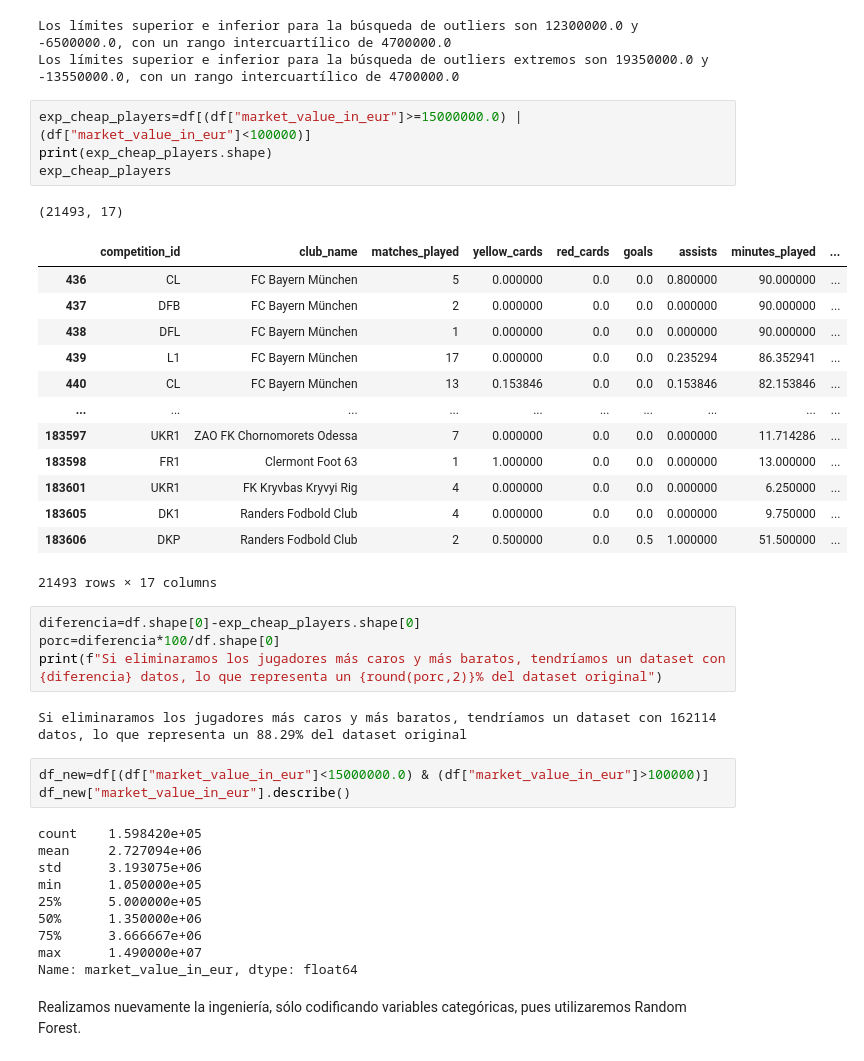
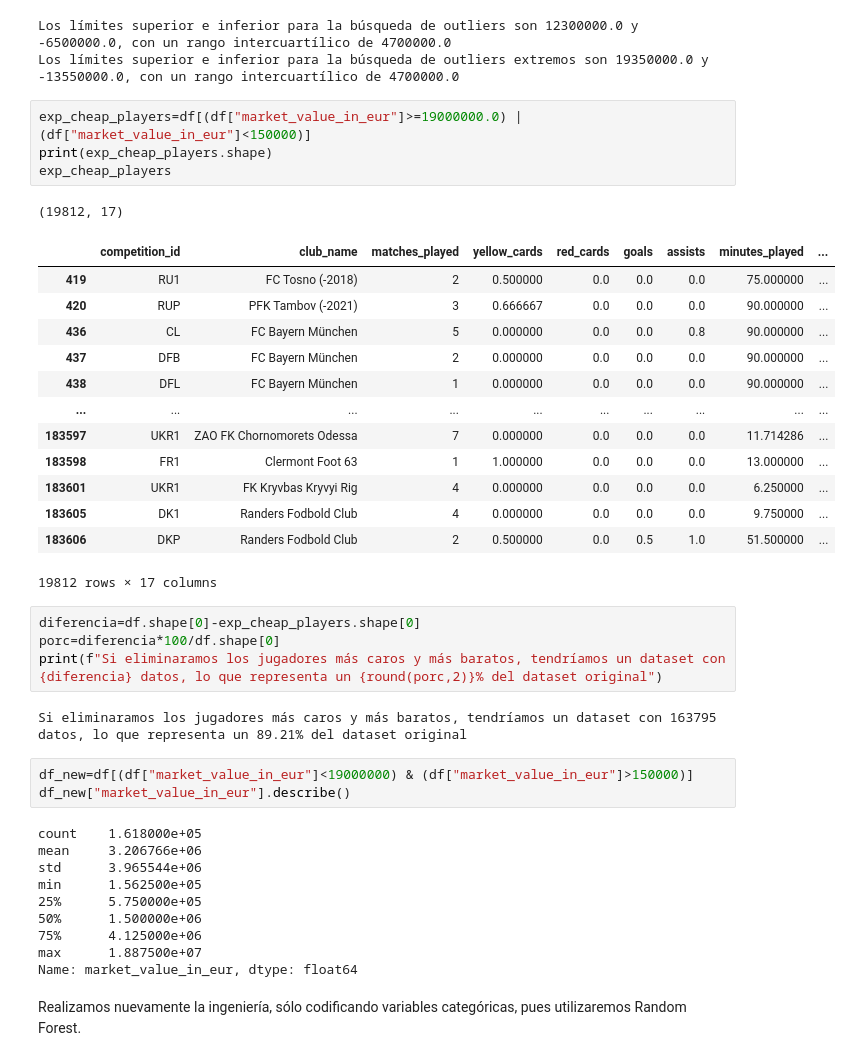
Before and after one commit to VLGuazzelli/proyecto_final_transfer, a Jupyter notebook: src/explore.ipynb, the cells around one changed output. Cells and saved outputs as stored; diff of their text form.

```diff
--- a/src/explore.ipynb
+++ b/src/explore.ipynb
@@ -1114,42 +1115,42 @@ print(f"Los límites superior e inferior para la búsqueda de outliers extremos
 Los límites superior e inferior para la búsqueda de outliers son 12300000.0 y -6500000.0, con un rango intercuartílico de 4700000.0
 Los límites superior e inferior para la búsqueda de outliers extremos son 19350000.0 y -13550000.0, con un rango intercuartílico de 4700000.0
 # %%
-exp_cheap_players=df[(df["market_value_in_eur"]>=15000000.0) | (df["market_value_in_eur"]<100000)]
+exp_cheap_players=df[(df["market_value_in_eur"]>=19000000.0) | (df["market_value_in_eur"]<150000)]
 print(exp_cheap_players.shape)
 exp_cheap_players
 # %% [output]
-(21493, 17)
+(19812, 17)
 |  | competition_id | club_name | matches_played | yellow_cards | red_cards | goals | assists | minutes_played | ... |
-| 436 | CL | FC Bayern München | 5 | 0.000000 | 0.0 | 0.0 | 0.800000 | 90.000000 | ... |
-| 437 | DFB | FC Bayern München | 2 | 0.000000 | 0.0 | 0.0 | 0.000000 | 90.000000 | ... |
-| 438 | DFL | FC Bayern München | 1 | 0.000000 | 0.0 | 0.0 | 0.000000 | 90.000000 | ... |
-| 439 | L1 | FC Bayern München | 17 | 0.000000 | 0.0 | 0.0 | 0.235294 | 86.352941 | ... |
-| 440 | CL | FC Bayern München | 13 | 0.153846 | 0.0 | 0.0 | 0.153846 | 82.153846 | ... |
+| 419 | RU1 | FC Tosno (-2018) | 2 | 0.500000 | 0.0 | 0.0 | 0.0 | 75.000000 | ... |
+| 420 | RUP | PFK Tambov (-2021) | 3 | 0.666667 | 0.0 | 0.0 | 0.0 | 90.000000 | ... |
+| 436 | CL | FC Bayern München | 5 | 0.000000 | 0.0 | 0.0 | 0.8 | 90.000000 | ... |
+| 437 | DFB | FC Bayern München | 2 | 0.000000 | 0.0 | 0.0 | 0.0 | 90.000000 | ... |
+| 438 | DFL | FC Bayern München | 1 | 0.000000 | 0.0 | 0.0 | 0.0 | 90.000000 | ... |
 | ... | ... | ... | ... | ... | ... | ... | ... | ... | ... |
-| 183597 | UKR1 | ZAO FK Chornomorets Odessa | 7 | 0.000000 | 0.0 | 0.0 | 0.000000 | 11.714286 | ... |
-| 183598 | FR1 | Clermont Foot 63 | 1 | 1.000000 | 0.0 | 0.0 | 0.000000 | 13.000000 | ... |
-| 183601 | UKR1 | FK Kryvbas Kryvyi Rig | 4 | 0.000000 | 0.0 | 0.0 | 0.000000 | 6.250000 | ... |
-| 183605 | DK1 | Randers Fodbold Club | 4 | 0.000000 | 0.0 | 0.0 | 0.000000 | 9.750000 | ... |
-| 183606 | DKP | Randers Fodbold Club | 2 | 0.500000 | 0.0 | 0.5 | 1.000000 | 51.500000 | ... |
+| 183597 | UKR1 | ZAO FK Chornomorets Odessa | 7 | 0.000000 | 0.0 | 0.0 | 0.0 | 11.714286 | ... |
+| 183598 | FR1 | Clermont Foot 63 | 1 | 1.000000 | 0.0 | 0.0 | 0.0 | 13.000000 | ... |
+| 183601 | UKR1 | FK Kryvbas Kryvyi Rig | 4 | 0.000000 | 0.0 | 0.0 | 0.0 | 6.250000 | ... |
+| 183605 | DK1 | Randers Fodbold Club | 4 | 0.000000 | 0.0 | 0.0 | 0.0 | 9.750000 | ... |
+| 183606 | DKP | Randers Fodbold Club | 2 | 0.500000 | 0.0 | 0.5 | 1.0 | 51.500000 | ... |
-21493 rows × 17 columns
+19812 rows × 17 columns
 # %%
 diferencia=df.shape[0]-exp_cheap_players.shape[0]
 porc=diferencia*100/df.shape[0]
 print(f"Si eliminaramos los jugadores más caros y más baratos, tendríamos un dataset con {diferencia} datos, lo que representa un {round(porc,2)}% del dataset original")
 # %% [output]
-Si eliminaramos los jugadores más caros y más baratos, tendríamos un dataset con 162114 datos, lo que representa un 88.29% del dataset original
+Si eliminaramos los jugadores más caros y más baratos, tendríamos un dataset con 163795 datos, lo que representa un 89.21% del dataset original
 # %%
-df_new=df[(df["market_value_in_eur"]<15000000.0) & (df["market_value_in_eur"]>100000)]
+df_new=df[(df["market_value_in_eur"]<19000000) & (df["market_value_in_eur"]>150000)]
 df_new["market_value_in_eur"].describe()
 # %% [output]
-count    1.598420e+05
-mean     2.727094e+06
-std      3.193075e+06
-min      1.050000e+05
-25%      5.000000e+05
-50%      1.350000e+06
-75%      3.666667e+06
-max      1.490000e+07
+count    1.618000e+05
+mean     3.206766e+06
+std      3.965544e+06
+min      1.562500e+05
+25%      5.750000e+05
+50%      1.500000e+06
+75%      4.125000e+06
+max      1.887500e+07
 Name: market_value_in_eur, dtype: float64
 # %% [markdown]
 Realizamos nuevamente la ingeniería, sólo codificando variables categóricas, pues utilizaremos Random Forest.
```
Also changed, not shown: parts of 9 cells of this notebook, 8 other files.
